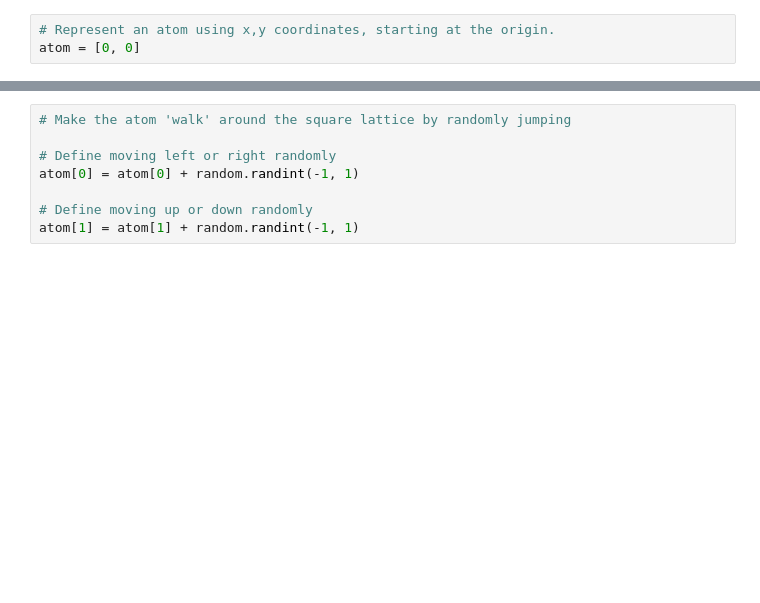
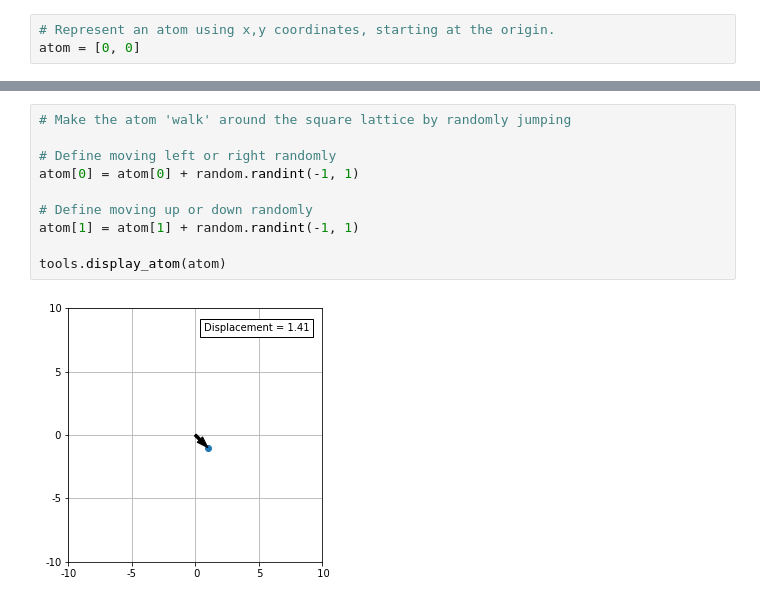
Before and after one commit to McMasterCMS/random-walk-diffusion, a Jupyter notebook: master_notebook.ipynb, the cells around one changed output, grey strips where cells are left out. Drawn from its saved outputs; the diff is of its cells as text; blank space fills up the shorter version.

```diff
--- a/master_notebook.ipynb
+++ b/master_notebook.ipynb
@@ -13,8 +32,12 @@ tools.display_atom(atom)
 # %%
 # Make the atom 'walk' around the square lattice by randomly jumping
 
 # Define moving left or right randomly
 atom[0] = atom[0] + random.randint(-1, 1)
 
 # Define moving up or down randomly
 atom[1] = atom[1] + random.randint(-1, 1)
+
+tools.display_atom(atom)
+# %% [output]
+[figure, added]
```
Also changed, not shown: parts of 9 cells of this notebook, 1 other file.
